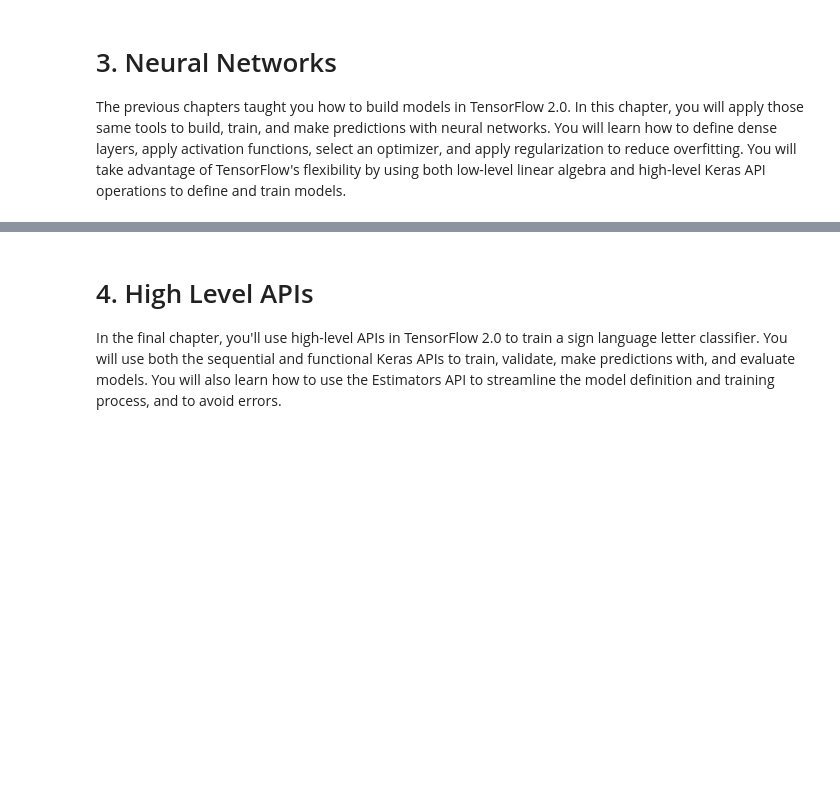
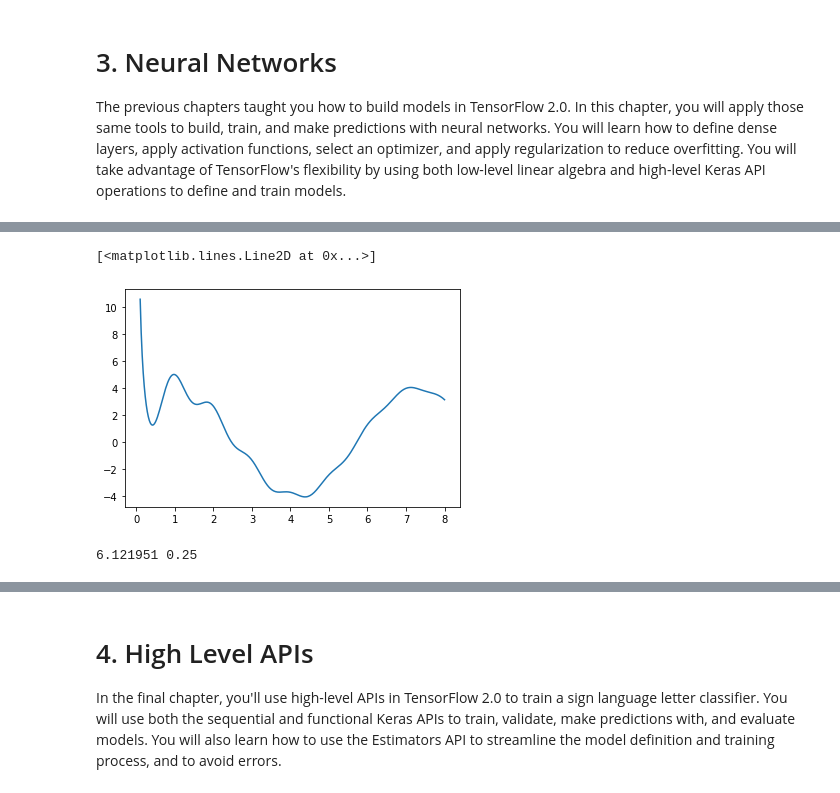
Before and after one commit to ggjuancamilo/DataCamp, a Jupyter notebook: Machine Learning Scientist with python/14 - Introduction to TensorFlow in Python/Code/Introduction to TensorFlow in Python.ipynb, the cells around one changed output, grey strips where cells are left out. Cells and saved outputs as stored; diff of their text form; code cells hidden in the pictures; blank space fills up the shorter version.

```diff
--- a/Machine Learning Scientist with python/14 - Introduction to TensorFlow in Python/Code/Introduction to TensorFlow in Python.ipynb
+++ b/Machine Learning Scientist with python/14 - Introduction to TensorFlow in Python/Code/Introduction to TensorFlow in Python.ipynb
@@ -533,0 +781,29 @@ The previous chapters taught you how to build models in TensorFlow 2.0. In this
+# %%
+import math
+def loss_function(x):
+        return 4.0*math.cos(x-1)+tf.divide(math.cos(2.0*np.pi*x),x)
+# %%
+xx = np.linspace(0.1,8,300)
+yy = [loss_function(x) for x in xx]
+plt.plot(xx, yy)
+# %% [output]
+[<matplotlib.lines.Line2D at 0x...>]
+[figure, added]
+# %%
+# Initialize x_1 and x_2
+x_1 = tf.Variable(6.0,float32)
+x_2 = tf.Variable(0.3,float32)
+
+# Define the optimization operation
+opt = tf.keras.optimizers.SGD(learning_rate=0.01)
+
+for j in range(500):
+	# Perform minimization using the loss function and x_1
+	opt.minimize(lambda: loss_function(x_1), var_list=[x_1])
+	# Perform minimization using the loss function and x_2
+	opt.minimize(lambda: loss_function(x_2), var_list=[x_2])
+
+# Print x_1 and x_2 as numpy arrays
+print(x_1.numpy(), x_2.numpy())
+# %% [output]
+6.121951 0.25
```
Also changed, not shown: parts of 52 cells of this notebook, 10 other files.
